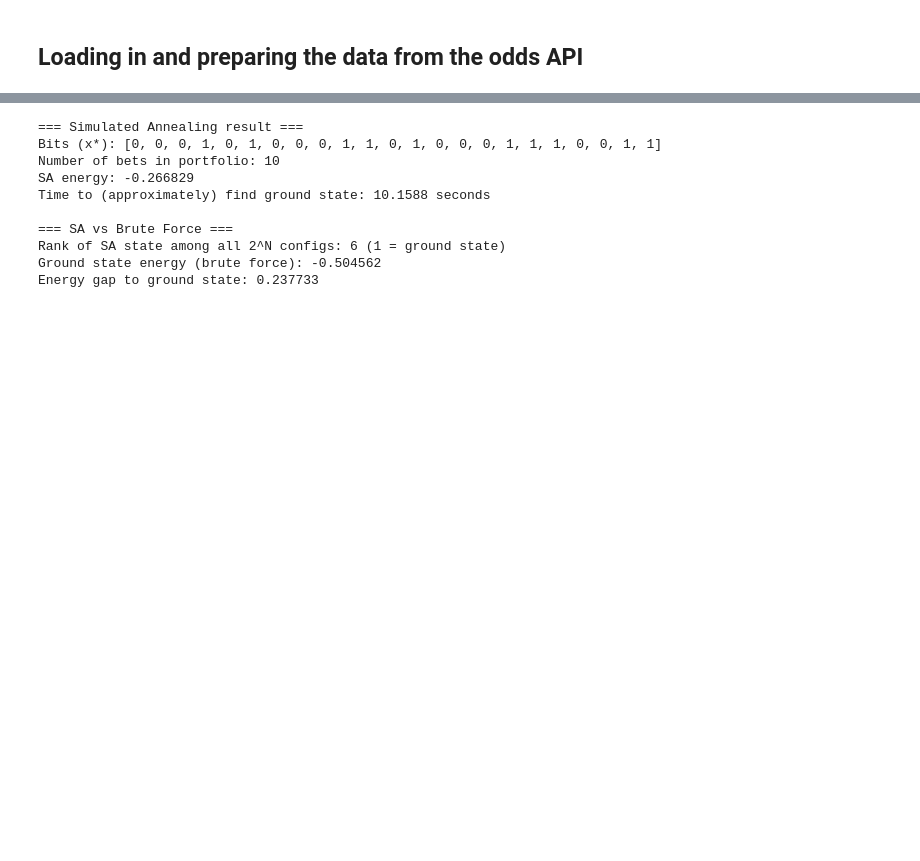
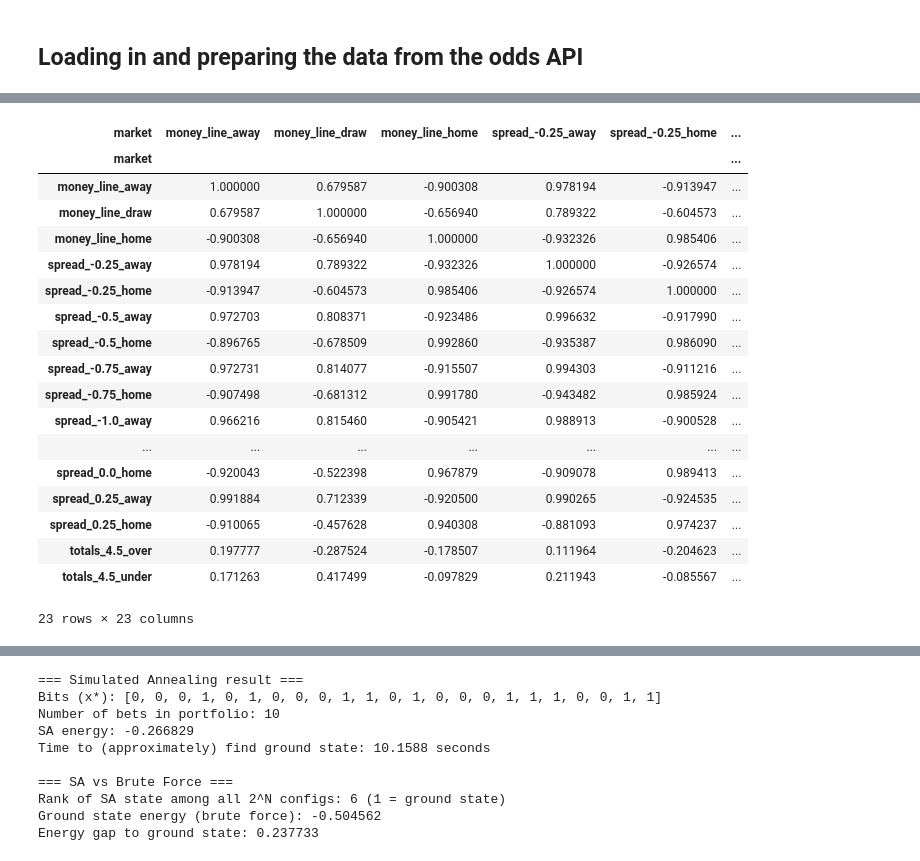
Before and after one commit to team-entropica/probabilistic-computing-arbitrage, a Jupyter notebook: betting_portfolio_optimiser_with_markdown.ipynb, the cells around one changed output, grey strips where cells are left out. Saved outputs shown, nothing was run; the diff lists cells and outputs as text; code cells hidden in the pictures; blank space fills up the shorter version.

```diff
--- a/betting_portfolio_optimiser_with_markdown.ipynb
+++ b/betting_portfolio_optimiser_with_markdown.ipynb
@@ -289,3 +264,28 @@ mu = p_final * odds_final # type: ignore
+# %%
+# Prepare variables for calculations
+mu = final_snapshot["expected_value"].values
+cov, _ = compute_market_correlation(df)
+cov
+# %% [output]
+| market | money_line_away | money_line_draw | money_line_home | spread_-0.25_away | spread_-0.25_home | ... |
+| market |  |  |  |  |  | ... |
+| money_line_away | 1.000000 | 0.679587 | -0.900308 | 0.978194 | -0.913947 | ... |
+| money_line_draw | 0.679587 | 1.000000 | -0.656940 | 0.789322 | -0.604573 | ... |
+| money_line_home | -0.900308 | -0.656940 | 1.000000 | -0.932326 | 0.985406 | ... |
+| spread_-0.25_away | 0.978194 | 0.789322 | -0.932326 | 1.000000 | -0.926574 | ... |
+| spread_-0.25_home | -0.913947 | -0.604573 | 0.985406 | -0.926574 | 1.000000 | ... |
+| spread_-0.5_away | 0.972703 | 0.808371 | -0.923486 | 0.996632 | -0.917990 | ... |
+| spread_-0.5_home | -0.896765 | -0.678509 | 0.992860 | -0.935387 | 0.986090 | ... |
+| spread_-0.75_away | 0.972731 | 0.814077 | -0.915507 | 0.994303 | -0.911216 | ... |
+| spread_-0.75_home | -0.907498 | -0.681312 | 0.991780 | -0.943482 | 0.985924 | ... |
+| spread_-1.0_away | 0.966216 | 0.815460 | -0.905421 | 0.988913 | -0.900528 | ... |
+| ... | ... | ... | ... | ... | ... | ... |
+| spread_0.0_home | -0.920043 | -0.522398 | 0.967879 | -0.909078 | 0.989413 | ... |
+| spread_0.25_away | 0.991884 | 0.712339 | -0.920500 | 0.990265 | -0.924535 | ... |
+| spread_0.25_home | -0.910065 | -0.457628 | 0.940308 | -0.881093 | 0.974237 | ... |
+| totals_4.5_over | 0.197777 | -0.287524 | -0.178507 | 0.111964 | -0.204623 | ... |
+| totals_4.5_under | 0.171263 | 0.417499 | -0.097829 | 0.211943 | -0.085567 | ... |
+23 rows × 23 columns
 # %%
 #Brute-Force Calculations
 N = len(final_snapshot)
```
Also changed, not shown: parts of 12 cells of this notebook, 1 other file.
